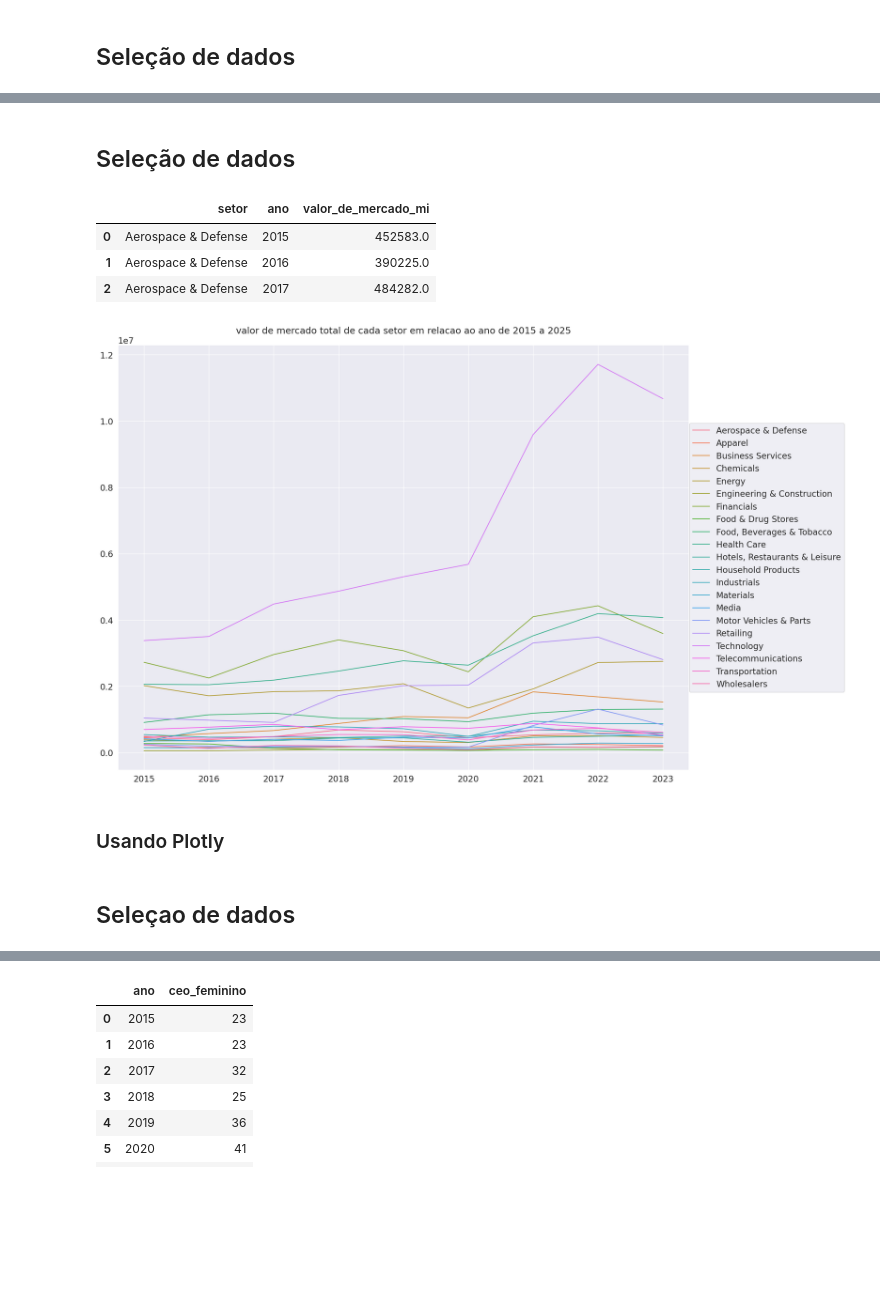
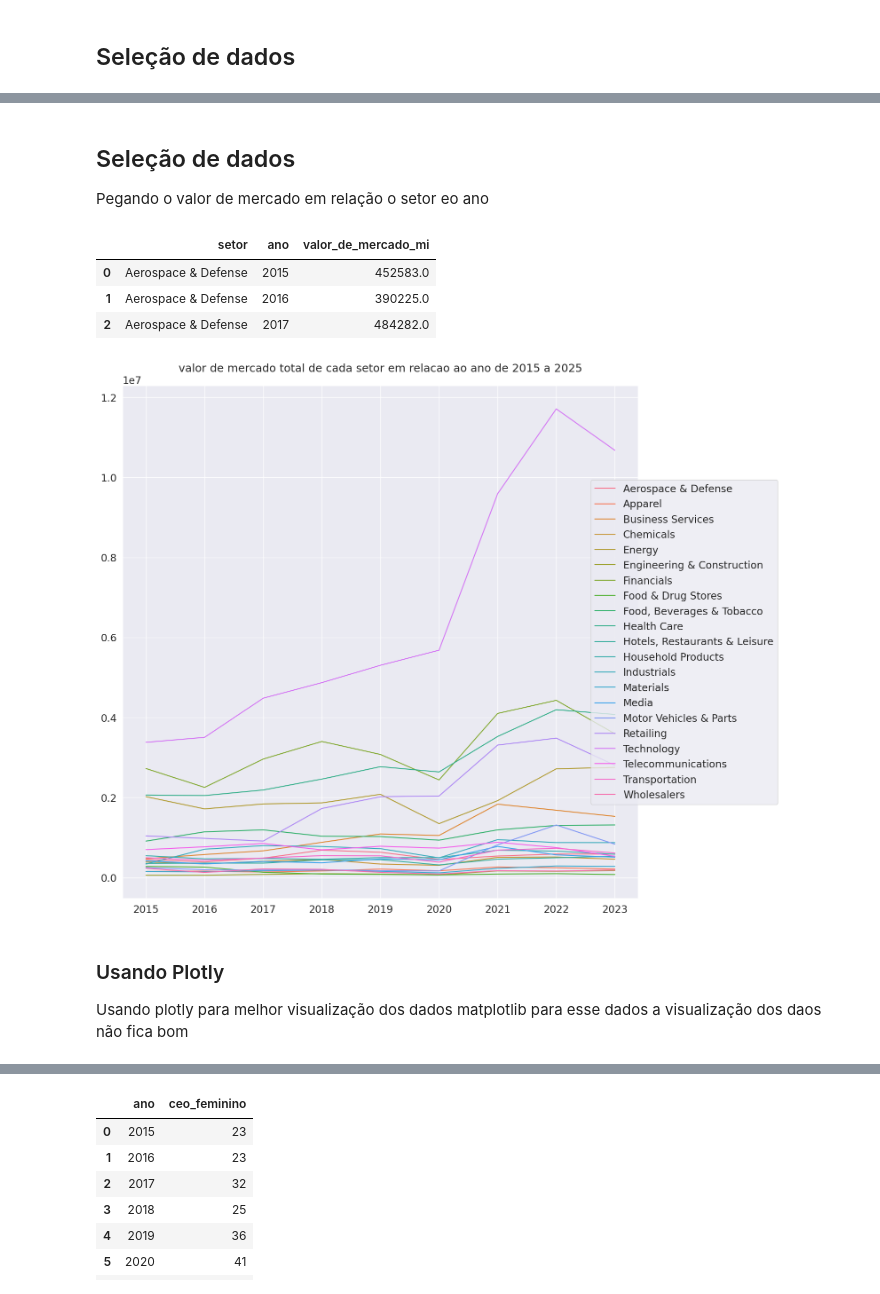
Before and after one commit to kaladabrio2020/AnalisandoFortunas, a Jupyter notebook: Analise.ipynb, the cells around one changed output, grey strips where cells are left out. Cells and saved outputs as stored; diff of their text form; code cells hidden in the pictures; blank space fills up the shorter version.

```diff
--- a/Analise.ipynb
+++ b/Analise.ipynb
@@ -266,5 +266,7 @@ plt.show()
-# %% [markdown]
-## Seleção de dados
+# %% [markdown]
+## Seleção de dados
+
+Pegando o valor de mercado em relação o setor eo ano
 # %%
 dataSetor3 = dataSetor2.groupby(by=['setor','ano'])['valor_de_mercado_mi'].sum()
 # %%
@@ -277,20 +279,22 @@ dataSetor3.head(3)
 | 1 | Aerospace & Defense | 2016 | 390225.0 |
 | 2 | Aerospace & Defense | 2017 | 484282.0 |
 # %%
-plt.figure(figsize=(20,15))
+plt.figure(figsize=(15,15))
 
 fig = sea.lineplot(
     x = dataSetor3['ano'].values ,
     y = dataSetor3['valor_de_mercado_mi'].values,
     hue = dataSetor3['setor'].values
 )
 plt.title('valor de mercado total de cada setor em relacao ao ano de 2015 a 2025',y=1.02)
 sea.move_legend(fig, "right",bbox_to_anchor=(1, 0, 0.28, 1))
 plt.show()
 # %% [output]
-[figure, old version]
+[figure, new version]
-# %% [markdown]
-### Usando Plotly
+# %% [markdown]
+### Usando Plotly
+
+Usando plotly para melhor visualização dos dados  matplotlib para esse dados a visualização dos daos não fica bom
 # %%
 fig = px.line(
         data_frame= dataSetor3,
@@ -303,5 +307,3 @@ fig = px.line(
     )
 fig.update_layout(hovermode='closest')
 fig.show()
-# %% [markdown]
-## Seleçao de dados
```
Also changed, not shown: parts of 13 cells of this notebook, 1 other file.
